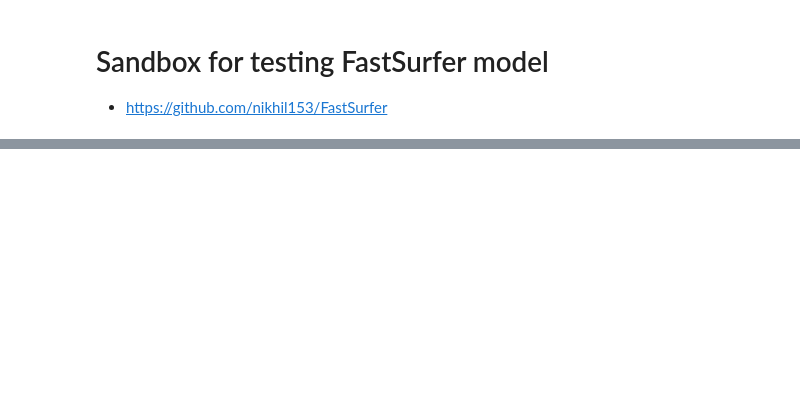
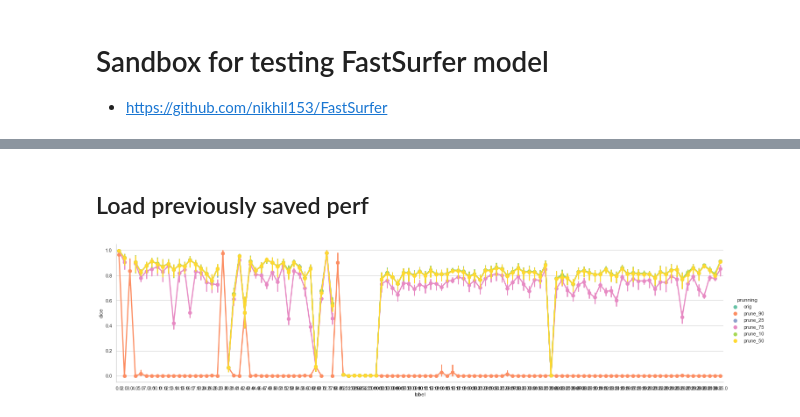
Before and after one commit to neurodatascience/watts_up_compute, a Jupyter notebook: notebooks/8_FastSurfer.ipynb, the cells around one changed output, grey strips where cells are left out. Drawn from its saved outputs; the diff is of its cells as text; code cells hidden in the pictures; blank space fills up the shorter version.

Commit message:
FastSurfer prunning test complete

```diff
--- a/notebooks/8_FastSurfer.ipynb
+++ b/notebooks/8_FastSurfer.ipynb
@@ -4 +14,4 @@
+# %%
+project_dir = '../'
+results_dir = '{}results/FastSurfer/'.format(project_dir)
 # %%
@@ -29,15 +40,2 @@ def get_multi_label_dice(label_list, y_true, y_pred):
 
     return pd.DataFrame(list(dice_dict.items()),columns=['label','dice'])
-# %%
-data_dir = '/home/nikhil/projects/green_comp_neuro/FastSurfer/data/sub-0039/'
-mgh_brain = data_dir + 'orig.mgz'
-
-fs_seg_file = data_dir + 'aparc.DKTatlas+aseg.nii.gz'
-deep_seg_file = data_dir + 'aparc.DKTatlas+aseg.deep.nii.gz'
-
-fs_seg = nib.load(fs_seg_file).get_fdata()
-deep_seg = nib.load(deep_seg_file).get_fdata()
-
-unique_labels = set(fs_seg.ravel())
-
-dice_df = get_multi_label_dice(unique_labels, fs_seg, deep_seg)
@@ -43,0 +96,22 @@ dice_df = get_multi_label_dice(unique_labels, fs_seg, deep_seg)
+# %% [markdown]
+## Load previously saved perf
+# %%
+dice_df_concat = pd.DataFrame()
+cohorts = ['NC'] #,'ET','PD']
+prunnings = ['orig', 'prune_10', 'prune_25', 'prune_50', 'prune_75','prune_90']
+for prunning in prunnings:
+    for cohort in cohorts:
+        dice_csv = results_dir + '{}/{}/dice_perf.csv'.format(prunning,cohort)
+        dice_df = pd.read_csv(dice_csv)
+        dice_df['prunning'] = prunning
+        dice_df_concat = dice_df_concat.append(dice_df)
+# %%
+plot_df = dice_df_concat.copy()
+plot_df = plot_df.sort_values(['label'])
+plot_df['label'] = plot_df['label'].astype(str)
+
+sns.set(font_scale = 1)
+with sns.axes_style("whitegrid"):
+    g = sns.catplot(x='label',y='dice', hue='prunning', kind='point', data=plot_df, palette='Set2',height=5, aspect=4, sharex=True, sharey=True)
+# %% [output]
+[figure, added]
```
Also changed, not shown: parts of 5 cells of this notebook, 9 other files.
